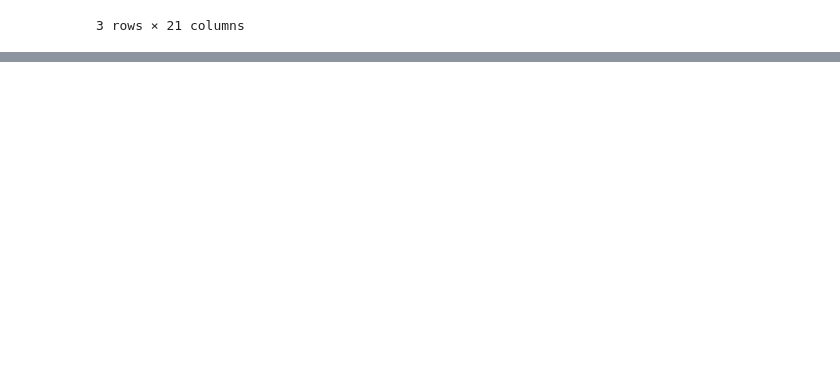
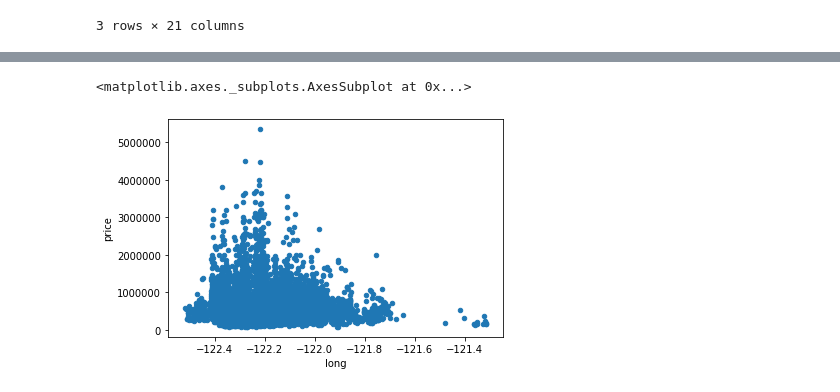
Before and after one commit to jacksonbull87/nyc-mhtn-ds-010620-lectures, a Jupyter notebook: week-6/KC_house_data/KingsCountyHousing Data.ipynb, the cells around one changed output, grey strips where cells are left out. Drawn from its saved outputs; the diff is of its cells as text; code cells hidden in the pictures; blank space fills up the shorter version.

```diff
--- a/week-6/KC_house_data/KingsCountyHousing Data.ipynb
+++ b/week-6/KC_house_data/KingsCountyHousing Data.ipynb
@@ -87,0 +127,2 @@ df.describe()
+# %%
+df.drop(df[df['sqft_basement'] > 2500].index, inplace = True)
@@ -87,0 +168,2 @@ df.describe()
+# %%
+df.zipcode = df.zipcode.astype(str)
@@ -87,0 +172,6 @@ df.describe()
+# %%
+#create new column of price per square feet
+
+df['total_sqft'] = df['sqft_living'] + df['sqft_above'] + df['sqft_basement']
+# %%
+df['price_per_squareft'] = df['price'] / df['total_sqft']
@@ -87,0 +195,5 @@ df.describe()
+# %%
+df.plot(kind='scatter', x='long', y='price')
+# %% [output]
+<matplotlib.axes._subplots.AxesSubplot at 0x...>
+[figure, added]
```
Also changed, not shown: parts of 23 cells of this notebook, 3 other files.
